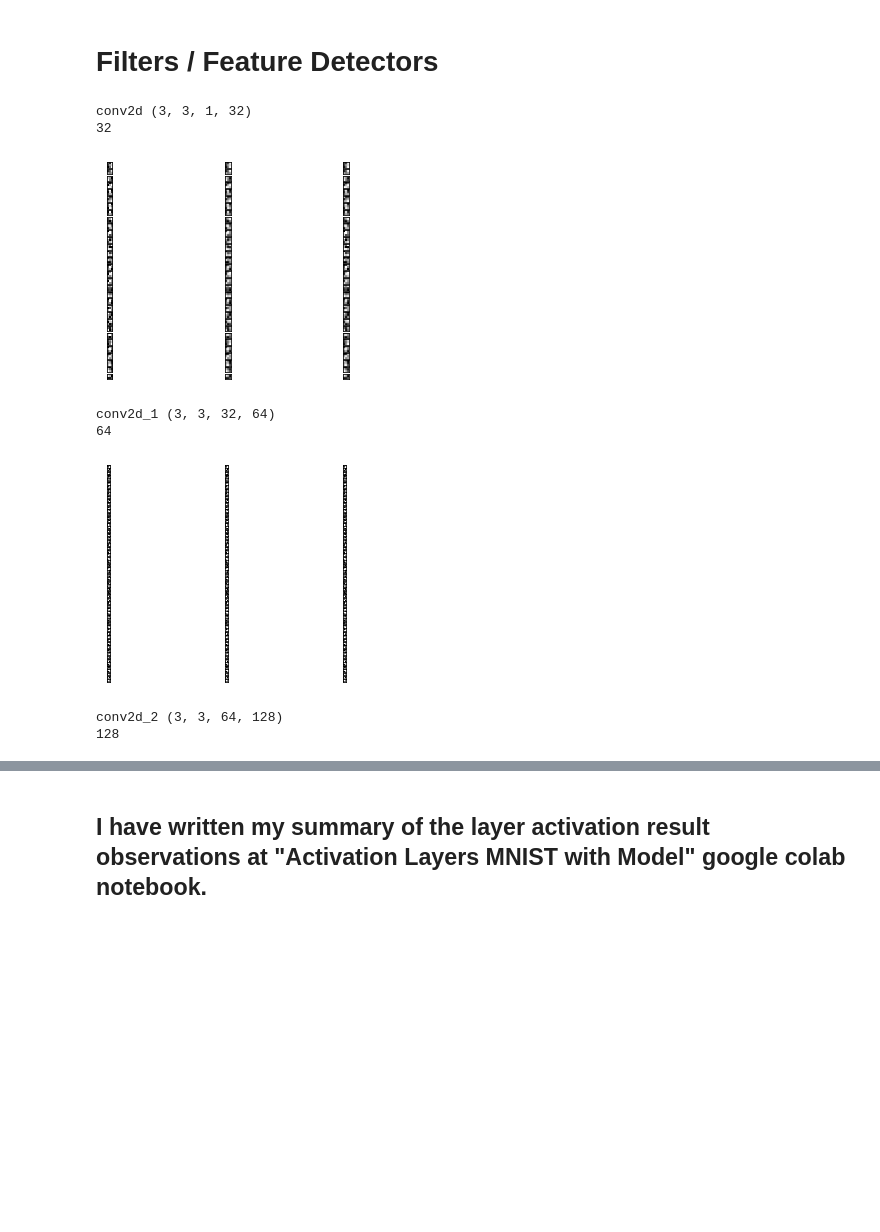
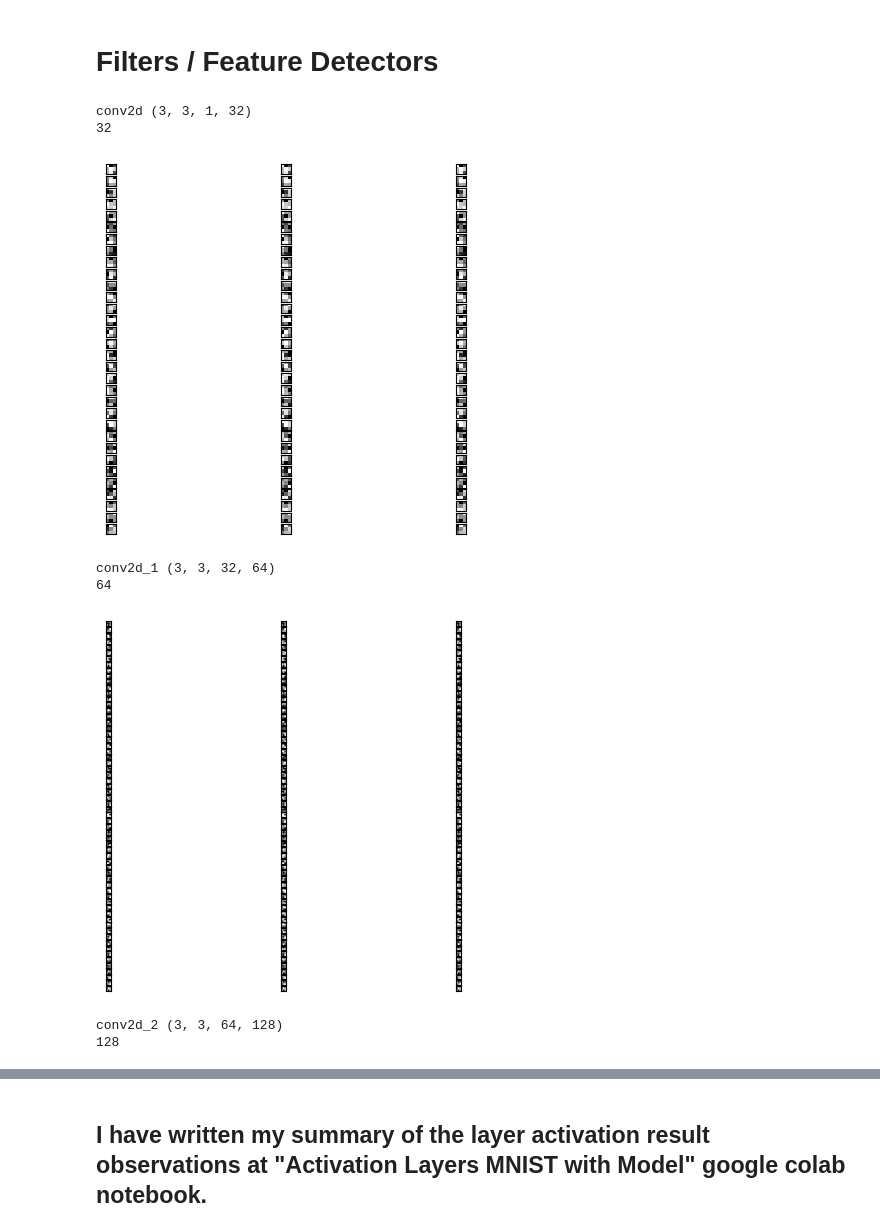
Before and after one commit to phycem/White-Noise-Analysis-of-Convolutional-Neural-Networks--MNIST--Fashion-MNIST, a Jupyter notebook: Activation_Layers_MNIST_with_Net.ipynb, the cells around one changed output, grey strips where cells are left out. Drawn from its saved outputs; the diff is of its cells as text; code cells hidden in the pictures; blank space fills up the shorter version.

```diff
--- a/Activation_Layers_MNIST_with_Net.ipynb
+++ b/Activation_Layers_MNIST_with_Net.ipynb
@@ -115,0 +30,5 @@ _________________________________________________________________
+# %%
+new_model = tf.keras.models.load_model('/content/best_model.h5')
+
+# Check its architecture
+new_model.summary()
@@ -117,35 +54,35 @@ _________________________________________________________________
 # Filters / Feature Detectors
 # %%
 #Iterate thru all the layers of the model
-for layer in Net.layers:
+for layer in new_model.layers:
     if 'conv' in layer.name:
         weights, bias = layer.get_weights()
         print(layer.name, weights.shape)
 
         #normalize filter values between  0 and 1 for visualization
         f_min, f_max = weights.min(), weights.max()
         filters = (weights - f_min) / (f_max - f_min)
         print(filters.shape[3])
         filter_cnt=1
 
         #plotting all the filters
         for i in range(filters.shape[3]):
             #get the filters
             filt=filters[:,:,:, i]
             #plotting each of the channel, color image RGB channels
             for j in range(filters.shape[0]):
                 ax= plt.subplot(filters.shape[3], filters.shape[0], filter_cnt  )
                 ax.set_xticks([])
                 ax.set_yticks([])
                 plt.imshow(filt[:,:,0], cmap='gray')
                 filter_cnt+=1
         plt.show()
 # %% [output]
 conv2d (3, 3, 1, 32)
 32
-[figure, old version]
+[figure, new version]
 conv2d_1 (3, 3, 32, 64)
 64
-[figure, old version]
+[figure, new version]
 conv2d_2 (3, 3, 64, 128)
 128
```
Also changed, not shown: parts of 9 cells of this notebook.
